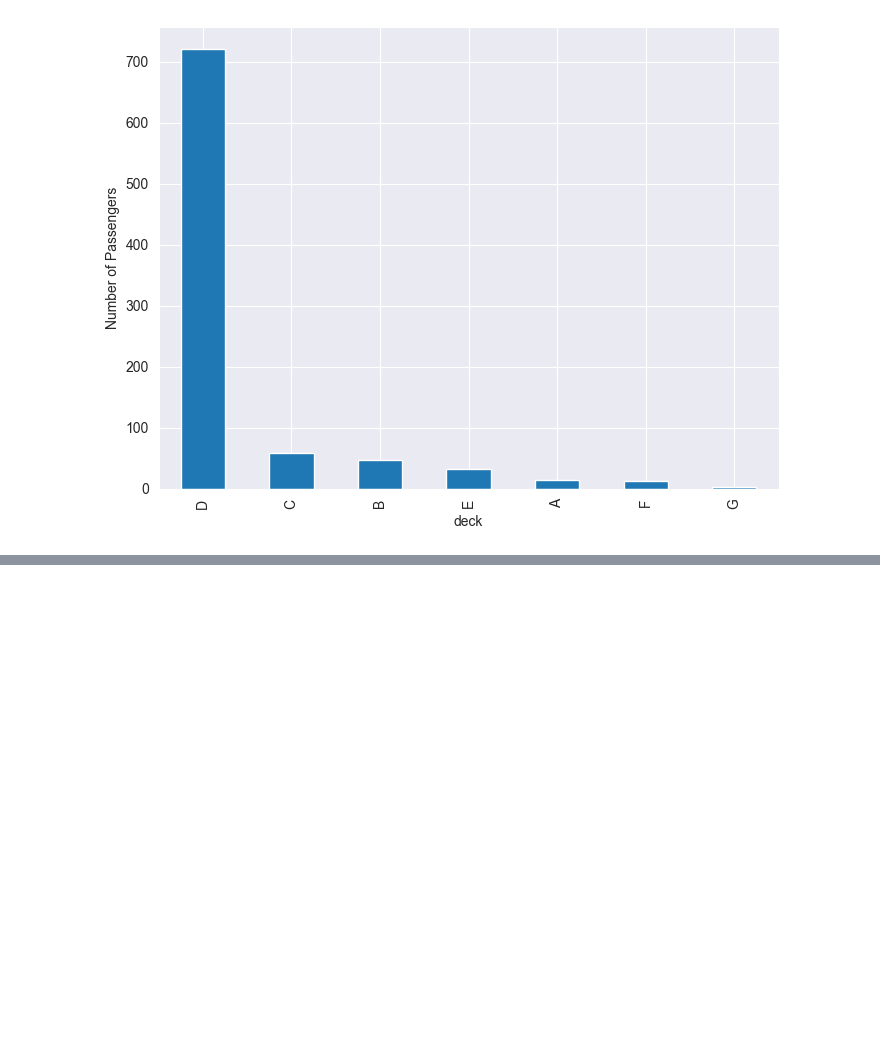
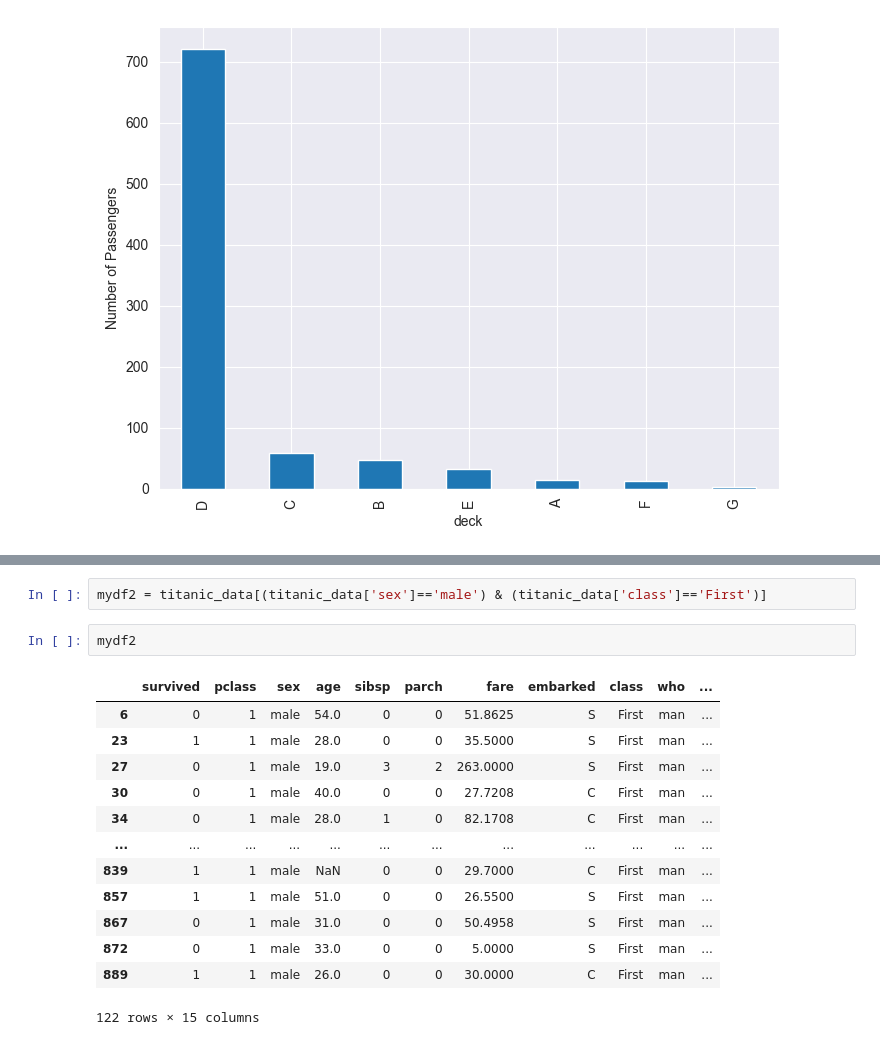
Before and after one commit to Dannysesi/Data_Science-learning, a Jupyter notebook: 30days_of_learning_pandas.ipynb, the cells around one changed output, grey strips where cells are left out. Saved outputs shown, nothing was run; the diff lists cells and outputs as text; blank space fills up the shorter version.

```diff
--- a/30days_of_learning_pandas.ipynb
+++ b/30days_of_learning_pandas.ipynb
@@ -1073,0 +1109,18 @@ Text(0, 0.5, 'Number of Passengers')
+# %%
+mydf2 = titanic_data[(titanic_data['sex']=='male') & (titanic_data['class']=='First')]
+# %%
+mydf2
+# %% [output]
+|  | survived | pclass | sex | age | sibsp | parch | fare | embarked | class | who | ... |
+| 6 | 0 | 1 | male | 54.0 | 0 | 0 | 51.8625 | S | First | man | ... |
+| 23 | 1 | 1 | male | 28.0 | 0 | 0 | 35.5000 | S | First | man | ... |
+| 27 | 0 | 1 | male | 19.0 | 3 | 2 | 263.0000 | S | First | man | ... |
+| 30 | 0 | 1 | male | 40.0 | 0 | 0 | 27.7208 | C | First | man | ... |
+| 34 | 0 | 1 | male | 28.0 | 1 | 0 | 82.1708 | C | First | man | ... |
+| ... | ... | ... | ... | ... | ... | ... | ... | ... | ... | ... | ... |
+| 839 | 1 | 1 | male | NaN | 0 | 0 | 29.7000 | C | First | man | ... |
+| 857 | 1 | 1 | male | 51.0 | 0 | 0 | 26.5500 | S | First | man | ... |
+| 867 | 0 | 1 | male | 31.0 | 0 | 0 | 50.4958 | S | First | man | ... |
+| 872 | 0 | 1 | male | 33.0 | 0 | 0 | 5.0000 | S | First | man | ... |
+| 889 | 1 | 1 | male | 26.0 | 0 | 0 | 30.0000 | C | First | man | ... |
+122 rows × 15 columns
```
Also changed, not shown: parts of 14 cells of this notebook.
